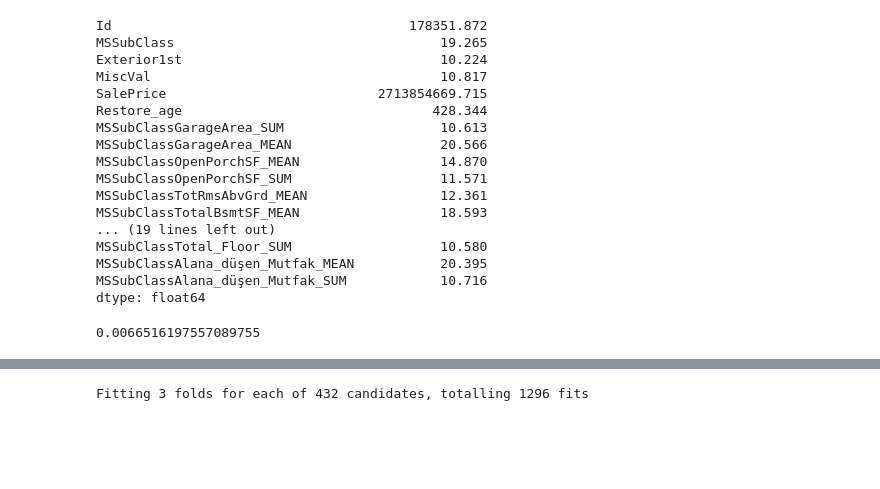
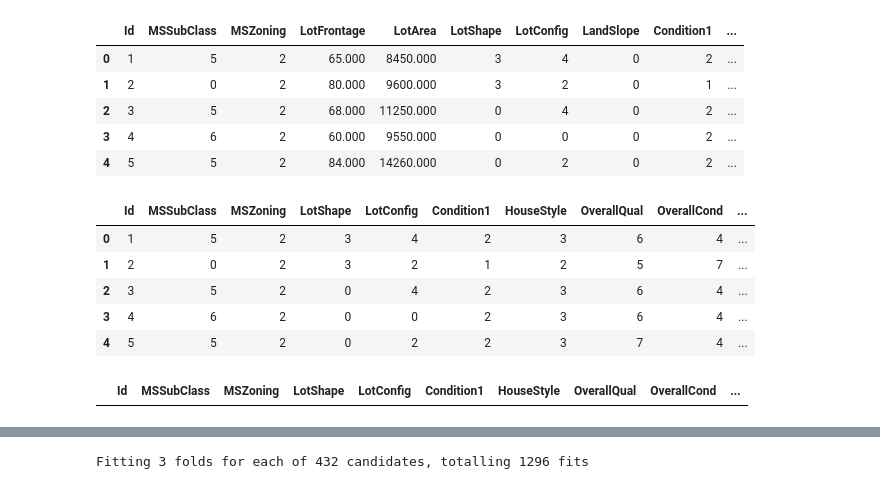
Before and after one commit to klncgty/House-Prices---Advanced-Regression-Techniques, a Jupyter notebook: h-p-p-2nd-prep.ipynb, the cells around one changed output, grey strips where cells are left out. Cells and saved outputs as stored; diff of their text form; code cells hidden in the pictures; blank space fills up the shorter version.

```diff
--- a/h-p-p-2nd-prep.ipynb
+++ b/h-p-p-2nd-prep.ipynb
@@ -342,18 +383,3 @@ ValueError: Columns must be same length as key
-# %%
-df["MSZoningLotFrontage_SUM"] = np.log10(df["MSZoningLotFrontage_SUM"] + 1)
-df["MSZoningLotArea_MIN"] = np.log10(df['MSZoningLotArea_MIN'] + 1)
-df["MSZoningLotArea_MEAN"] = np.log10(df['MSZoningLotArea_MEAN'] + 1)
-df["MSZoningLotArea_SUM"] = np.log10(df['MSZoningLotArea_SUM'] + 1)
-df["MSZoningLotArea_MAX"]  = np.log10(df['MSZoningLotArea_MAX'] + 1)
-df["MSSubClassGarageArea_SUM"] = np.log10(df['MSSubClassGarageArea_SUM'] + 1)
-df["MSSubClassGarageArea_MEAN"] = np.log10(df['MSSubClassGarageArea_MEAN'] + 1)
-df["MSSubClassOpenPorchSF_SUM"] = np.log10(df['MSSubClassOpenPorchSF_SUM'] + 1)
-df["MSSubClassTotalBsmtSF_SUM"]  = np.log10(df['MSSubClassTotalBsmtSF_SUM'] + 1)
-df["MSSubClassTotalBsmtSF_MAX"] = np.log10(df['MSSubClassTotalBsmtSF_MAX'] + 1)
-df["MSSubClass1stFlrSF_VAR"]  = np.log10(df['MSSubClass1stFlrSF_VAR'] + 1)
-df["MSSubClass1stFlrSF_STD"] = np.log10(df['MSSubClass1stFlrSF_STD'] + 1)
-# %%
-df["MSSubClassRestore_age_VAR"] = np.log10(df['MSSubClassRestore_age_VAR'] + 1)
 # %%
 na_list = [col for col in df.columns if df[col].isnull().sum() >0 and col not in "SalePrice"]
 for col in na_list:
@@ -367,32 +393,17 @@ def one_hot_encoder(df, drop_first=True):
     return df, new_columns
 
 df, cat_colss = one_hot_encoder(df)
+# %%
+df.head()
+# %% [output]
+|  | Id | MSSubClass | MSZoning | LotFrontage | LotArea | LotShape | LotConfig | LandSlope | Condition1 | ... |
+| 0 | 1 | 5 | 2 | 65.000 | 8450.000 | 3 | 4 | 0 | 2 | ... |
+| 1 | 2 | 0 | 2 | 80.000 | 9600.000 | 3 | 2 | 0 | 1 | ... |
+| 2 | 3 | 5 | 2 | 68.000 | 11250.000 | 0 | 4 | 0 | 2 | ... |
+| 3 | 4 | 6 | 2 | 60.000 | 9550.000 | 0 | 0 | 0 | 2 | ... |
+| 4 | 5 | 5 | 2 | 84.000 | 14260.000 | 0 | 2 | 0 | 2 | ... |
 # %%
 df = pd.get_dummies(df, "Neighborhood", drop_first=True)
-# %%
-df.var()
-# %% [output]
-Id                                      178351.872
-MSSubClass                                  19.265
-Exterior1st                                 10.224
-MiscVal                                     10.817
-SalePrice                           2713854669.715
-Restore_age                                428.344
-MSSubClassGarageArea_SUM                    10.613
-MSSubClassGarageArea_MEAN                   20.566
-MSSubClassOpenPorchSF_MEAN                  14.870
-MSSubClassOpenPorchSF_SUM                   11.571
-MSSubClassTotRmsAbvGrd_MEAN                 12.361
-MSSubClassTotalBsmtSF_MEAN                  18.593
-... (19 lines left out)
-MSSubClassTotal_Floor_SUM                   10.580
-MSSubClassAlana_düşen_Mutfak_MEAN           20.395
-MSSubClassAlana_düşen_Mutfak_SUM            10.716
-dtype: float64
-# %%
-df["Neighborhood_Veenker"].var()
-# %% [output]
-0.0066516197557089755
 # %%
 variable = [ ]
 
@@ -404,6 +413,19 @@ df = df[variable]
+# %%
+df.head()
+# %% [output]
+|  | Id | MSSubClass | MSZoning | LotShape | LotConfig | Condition1 | HouseStyle | OverallQual | OverallCond | ... |
+| 0 | 1 | 5 | 2 | 3 | 4 | 2 | 3 | 6 | 4 | ... |
+| 1 | 2 | 0 | 2 | 3 | 2 | 1 | 2 | 5 | 7 | ... |
+| 2 | 3 | 5 | 2 | 0 | 4 | 2 | 3 | 6 | 4 | ... |
+| 3 | 4 | 6 | 2 | 0 | 0 | 2 | 3 | 6 | 4 | ... |
+| 4 | 5 | 5 | 2 | 0 | 2 | 2 | 3 | 7 | 4 | ... |
 # %%
 train_df = df[df['SalePrice'].notnull()]
 test_df = df[df['SalePrice'].isnull()]
+# %%
+test_df.head()
+# %% [output]
+|  | Id | MSSubClass | MSZoning | LotShape | LotConfig | Condition1 | HouseStyle | OverallQual | OverallCond | ... |
 # %%
 train_df.dropna(inplace=True)
 # %%
```
Also changed, not shown: parts of 48 cells of this notebook.
